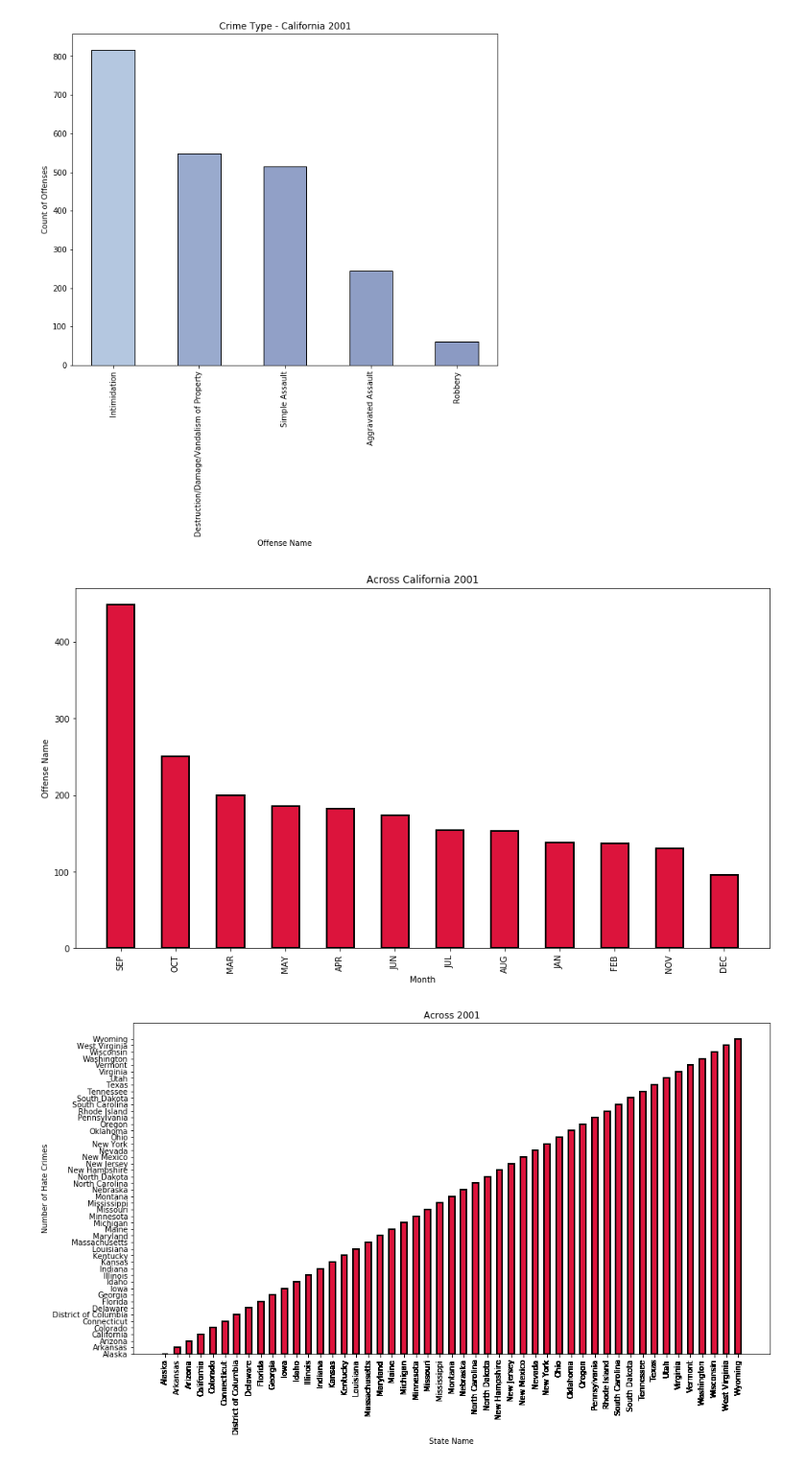
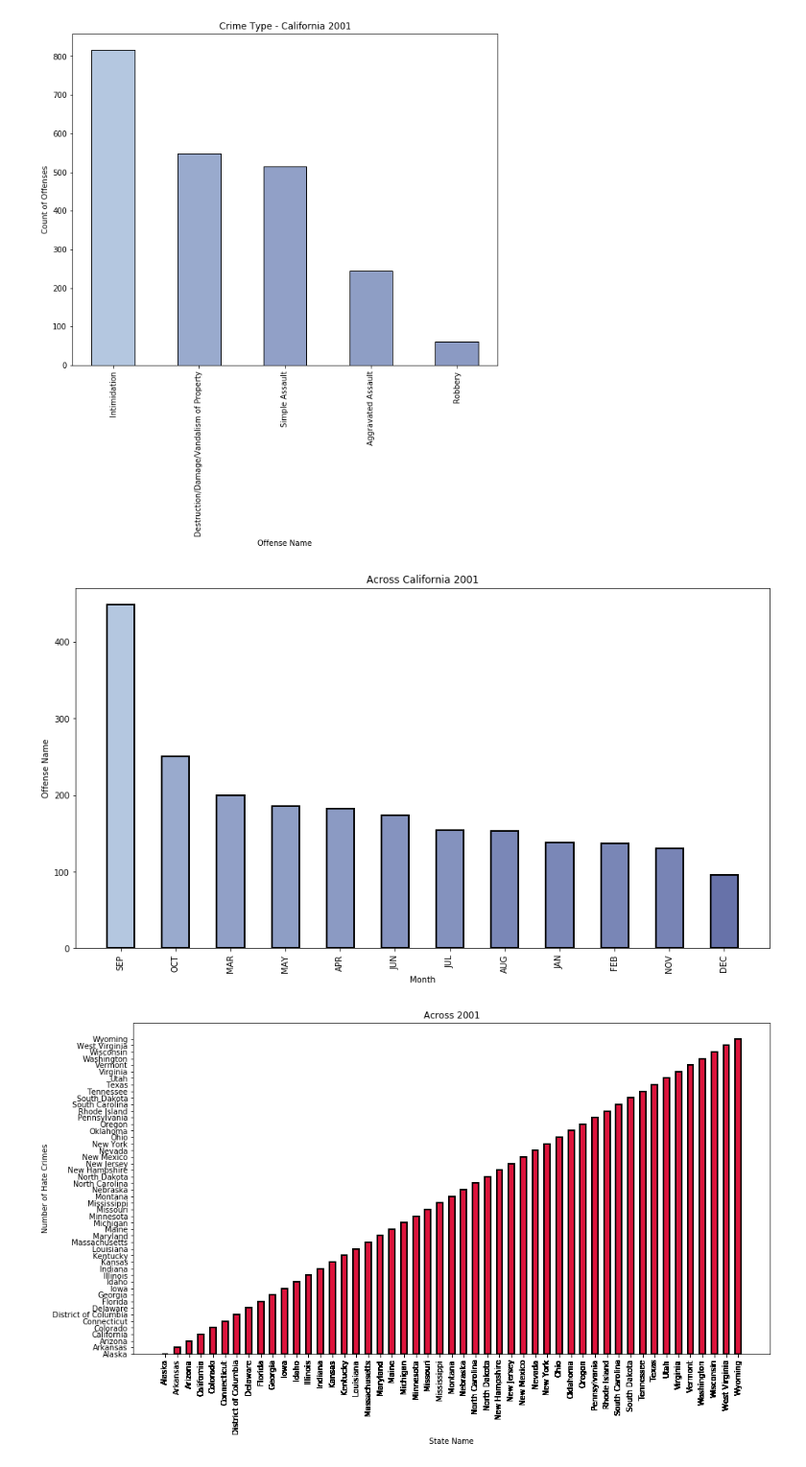
Before and after one commit to C-Johnson83/Group3, a Jupyter notebook: Project code/crime_data.ipynb, the cells around one changed output. Shown at 96% size. Saved outputs shown, nothing was run; the diff lists cells and outputs as text; code cells hidden in the pictures.

```diff
--- a/Project code/crime_data.ipynb
+++ b/Project code/crime_data.ipynb
@@ -144,19 +161,19 @@ plt.show()
 # %%
 counts = max_state['DATA_MONTH'].value_counts()
 x = counts.index.values
 y = counts.values
 
 plt.figure(figsize=(15, 8))
 
-plt.bar(x, y, align='center', color='crimson', edgecolor="black", width= .5, linewidth=2)
+plt.bar(x, y, align='center', color=cmap(year_counts.values/year_counts.values.max()), edgecolor="black", width= .5, linewidth=2)
 
 plt.title("Across California 2001")
 plt.xlabel('Month')
 plt.ylabel('Offense Name')
 plt.xticks(x, rotation='vertical')
 plt.show()
 # %% [output]
-[figure, old version]
+[figure, new version]
 # %%
 peak_year = years_df[years_df['DATA_YEAR'] == 2001]
 
```
Also changed, not shown: parts of 9 cells of this notebook.
